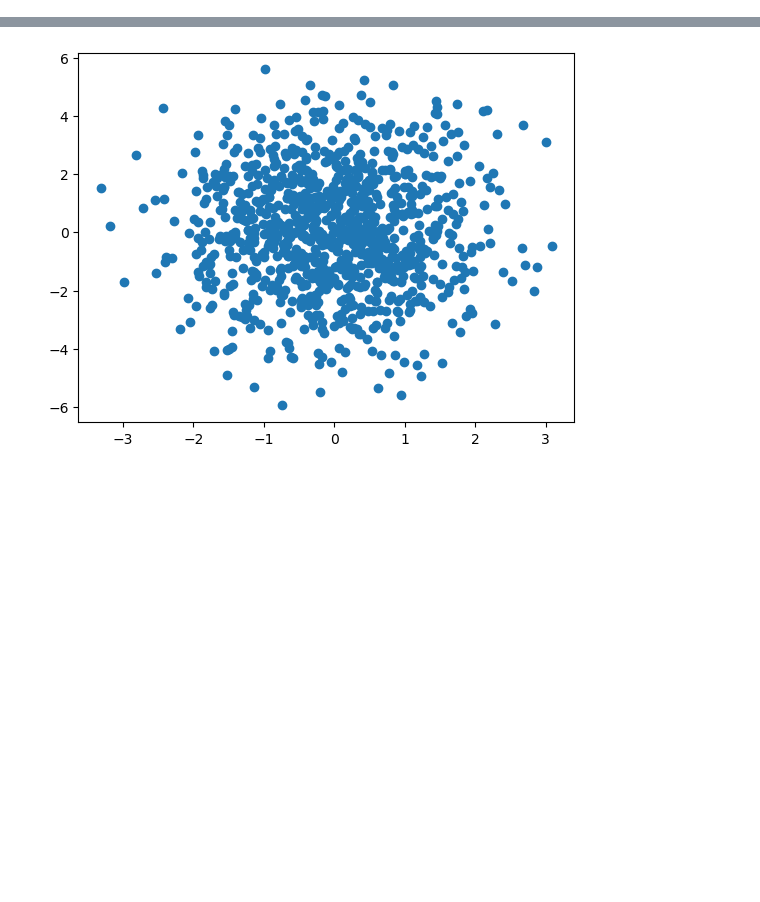
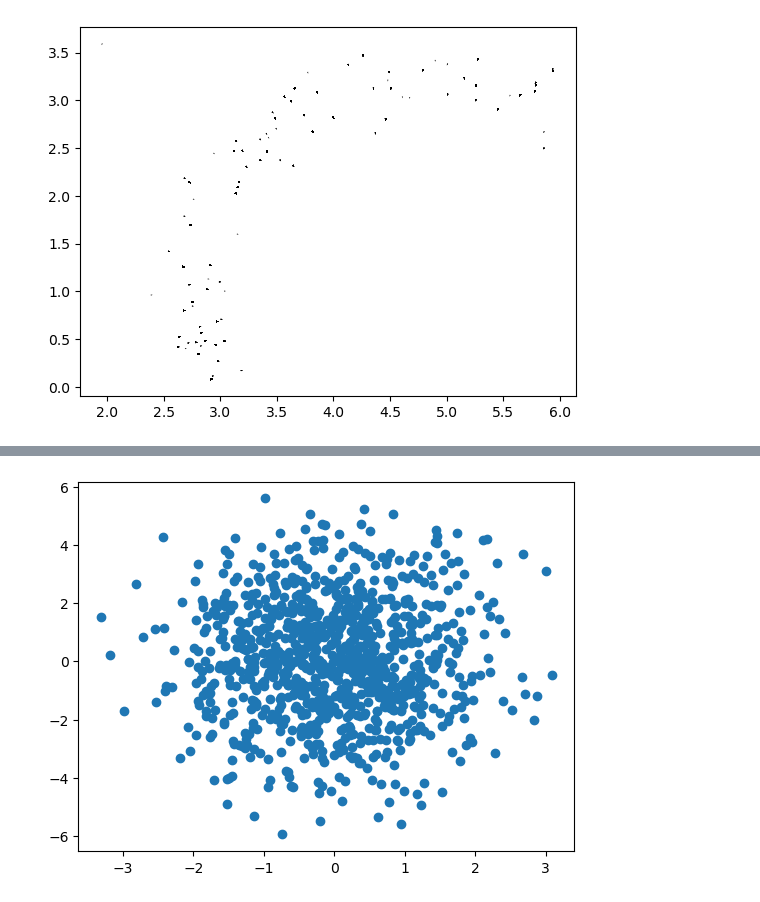
Before and after one commit to julebarn/REX2024, a Jupyter notebook: monto-carlo.ipynb, the cells around one changed output, grey strips where cells are left out. Cells and saved outputs as stored; diff of their text form; code cells hidden in the pictures; blank space fills up the shorter version.

```diff
--- a/monto-carlo.ipynb
+++ b/monto-carlo.ipynb
@@ -7,0 +8,57 @@ from scipy.stats import multivariate_normal
+# %%
+def init_map(x_range, y_range, n=1000):
+    X = rand.uniform(*x_range,  n)
+    Y = rand.uniform(*y_range,  n)
+    T = rand.uniform(0, math.tau, n)
+    return np.vstack((X,Y,T)).T
+
+n = 20_000
+m = init_map((0,6), (0,5), n=n)
+landmark = (5,1)
+[x,y,z] = [0.2037714, 0.0250585, 2.21193393]
+
+def plt_quiver(init):
+    plt.quiver(init.T[0], init.T[1], np.sin(init.T[2]), np.cos(init.T[2]))
+
+def move_sample(point, turn, dist):
+    angle_u1, dist_u, angle_u2 = .08, .05, .08
+    x, y, t = point
+    t2 = t - turn + np.random.normal(0, angle_u1)
+    d2 = np.random.normal(1, dist_u) * dist
+    x2 = x + np.sin(t2)*d2
+    y2 = y + np.cos(t2)*d2
+    t3 = t2 + np.random.normal(0, angle_u2)
+    return (x2,y2,t3)
+
+def move_samples(samples, turn, dist):
+    return [move_sample(sample, turn, dist) for sample in samples]
+
+def sensor_weights(samples, landmark):
+    #print("sensor")
+    def sense_weight(sample, landmark):
+        # The robot senses a landmark;
+        # with absolute position (lx,ly),
+        # with relative position (rx, ry)
+        lx, ly, rx, ry = landmark
+        angle  = math.atan2(rx,ry)
+        dist = math.dist((rx,ry),(0,0))
+        sx, sy, _ = move_sample(sample, angle, dist)
+        re = norm.pdf(math.dist((lx,ly),(sx,sy)), scale=0.08)
+        return re
+    return np.array([sense_weight(sample, landmark) for sample in samples])
+
+
+def resample_map(samples, w=None, jitter=0, n=1000):
+    p = w/w.sum()
+    return samples[np.random.choice(len(samples), n, p=p)]
+
+def init_map(x_range, y_range, n=1000):
+    X = rand.uniform(*x_range,  n)
+    Y = rand.uniform(*y_range,  n)
+    T = rand.uniform(0, math.tau, n)
+    return np.vstack((X,Y,T)).T
+
+new_map = resample_map(m, w=sensor_weights(m, (*landmark, x, z)), n=n)
+plt_quiver(new_map)#+ np.random.normal(0,.2, (n, 3)))
+# %% [output]
+[figure, added]
```
Also changed, not shown: parts of 2 cells of this notebook, 1 other file.
